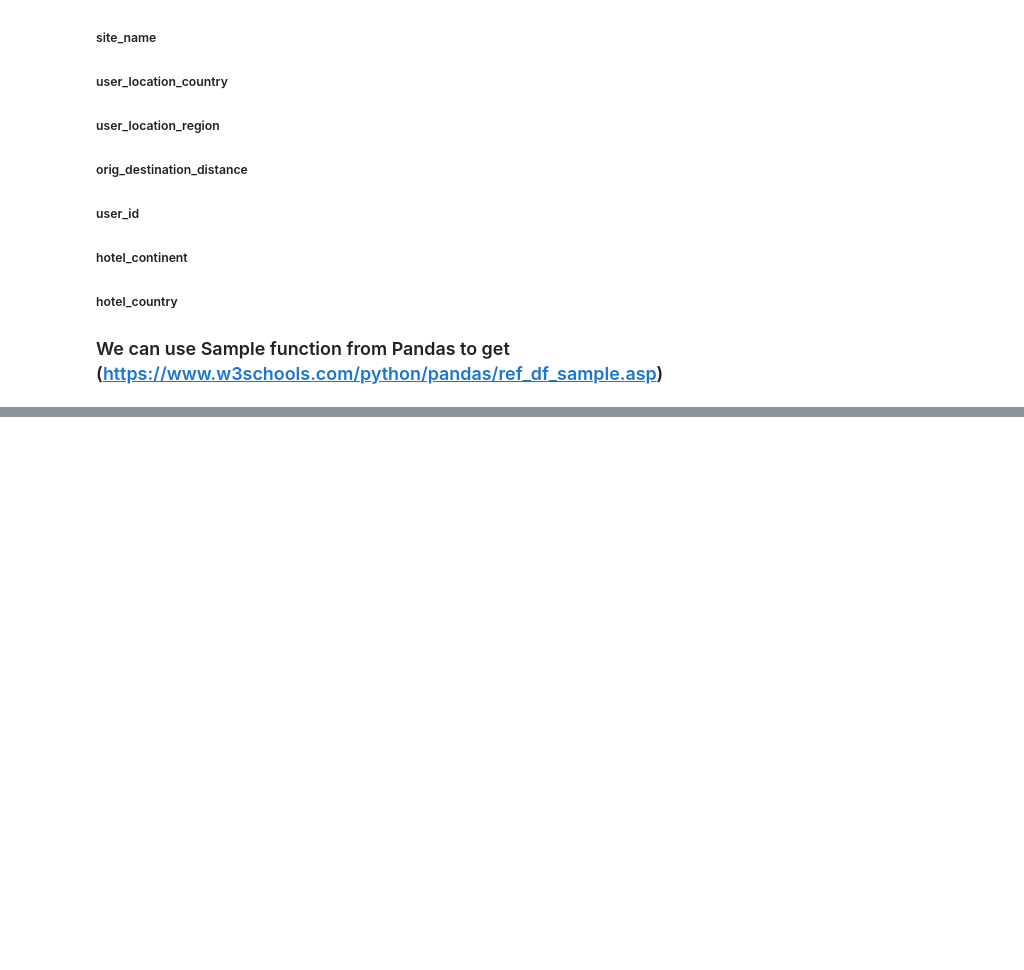
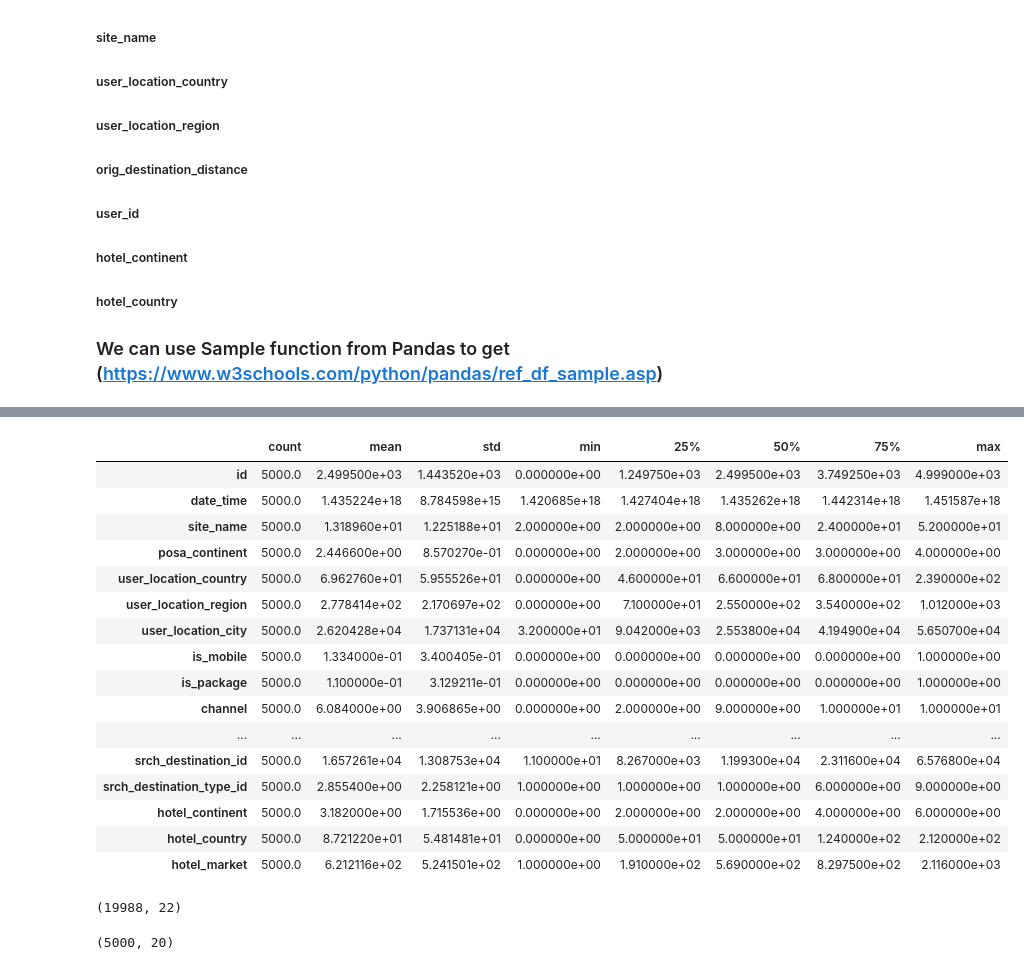
Before and after one commit to ChrisMiething/expedia-team-5, a Jupyter notebook: EDA.ipynb, the cells around one changed output, grey strips where cells are left out. Cells and saved outputs as stored; diff of their text form; code cells hidden in the pictures; blank space fills up the shorter version.

```diff
--- a/EDA.ipynb
+++ b/EDA.ipynb
@@ -102,0 +170,5 @@ Index(['date_time', 'site_name', 'posa_continent', 'user_location_country',
+# %%
+# Convert date_time to Unix timestamps for test data
+df_test_data["date_time"] = pd.to_datetime(df_test_data["date_time"])
+df_test_data["date_time"] = df_test_data["date_time"].astype("int64")
+df_test_data["date_time"]
@@ -102,0 +206,5 @@ Index(['date_time', 'site_name', 'posa_continent', 'user_location_country',
+# %%
+# Convert srch_ci to Unix timestamps for test data
+df_test_data["srch_ci"] = pd.to_datetime(df_test_data["srch_ci"])
+df_test_data["srch_ci"] = df_test_data["srch_ci"].astype("int64")
+df_test_data["srch_ci"]
@@ -102,0 +242,5 @@ Index(['date_time', 'site_name', 'posa_continent', 'user_location_country',
+# %%
+# Convert srch_co to Unix timestamps for test data
+df_test_data["srch_co"] = pd.to_datetime(df_test_data["srch_co"])
+df_test_data["srch_co"] = df_test_data["srch_co"].astype("int64")
+df_test_data["srch_co"]
@@ -102,0 +277,3 @@ Index(['date_time', 'site_name', 'posa_continent', 'user_location_country',
+# %%
+df_test_data = df_test_data.drop(["orig_destination_distance", "user_id"], axis=1)
+df_test_data
@@ -102,0 +354,28 @@ Index(['date_time', 'site_name', 'posa_continent', 'user_location_country',
+# %%
+df_test_data.describe().T
+# %% [output]
+|  | count | mean | std | min | 25% | 50% | 75% | max |
+| id | 5000.0 | 2.499500e+03 | 1.443520e+03 | 0.000000e+00 | 1.249750e+03 | 2.499500e+03 | 3.749250e+03 | 4.999000e+03 |
+| date_time | 5000.0 | 1.435224e+18 | 8.784598e+15 | 1.420685e+18 | 1.427404e+18 | 1.435262e+18 | 1.442314e+18 | 1.451587e+18 |
+| site_name | 5000.0 | 1.318960e+01 | 1.225188e+01 | 2.000000e+00 | 2.000000e+00 | 8.000000e+00 | 2.400000e+01 | 5.200000e+01 |
+| posa_continent | 5000.0 | 2.446600e+00 | 8.570270e-01 | 0.000000e+00 | 2.000000e+00 | 3.000000e+00 | 3.000000e+00 | 4.000000e+00 |
+| user_location_country | 5000.0 | 6.962760e+01 | 5.955526e+01 | 0.000000e+00 | 4.600000e+01 | 6.600000e+01 | 6.800000e+01 | 2.390000e+02 |
+| user_location_region | 5000.0 | 2.778414e+02 | 2.170697e+02 | 0.000000e+00 | 7.100000e+01 | 2.550000e+02 | 3.540000e+02 | 1.012000e+03 |
+| user_location_city | 5000.0 | 2.620428e+04 | 1.737131e+04 | 3.200000e+01 | 9.042000e+03 | 2.553800e+04 | 4.194900e+04 | 5.650700e+04 |
+| is_mobile | 5000.0 | 1.334000e-01 | 3.400405e-01 | 0.000000e+00 | 0.000000e+00 | 0.000000e+00 | 0.000000e+00 | 1.000000e+00 |
+| is_package | 5000.0 | 1.100000e-01 | 3.129211e-01 | 0.000000e+00 | 0.000000e+00 | 0.000000e+00 | 0.000000e+00 | 1.000000e+00 |
+| channel | 5000.0 | 6.084000e+00 | 3.906865e+00 | 0.000000e+00 | 2.000000e+00 | 9.000000e+00 | 1.000000e+01 | 1.000000e+01 |
+| ... | ... | ... | ... | ... | ... | ... | ... | ... |
+| srch_destination_id | 5000.0 | 1.657261e+04 | 1.308753e+04 | 1.100000e+01 | 8.267000e+03 | 1.199300e+04 | 2.311600e+04 | 6.576800e+04 |
+| srch_destination_type_id | 5000.0 | 2.855400e+00 | 2.258121e+00 | 1.000000e+00 | 1.000000e+00 | 1.000000e+00 | 6.000000e+00 | 9.000000e+00 |
+| hotel_continent | 5000.0 | 3.182000e+00 | 1.715536e+00 | 0.000000e+00 | 2.000000e+00 | 2.000000e+00 | 4.000000e+00 | 6.000000e+00 |
+| hotel_country | 5000.0 | 8.721220e+01 | 5.481481e+01 | 0.000000e+00 | 5.000000e+01 | 5.000000e+01 | 1.240000e+02 | 2.120000e+02 |
+| hotel_market | 5000.0 | 6.212116e+02 | 5.241501e+02 | 1.000000e+00 | 1.910000e+02 | 5.690000e+02 | 8.297500e+02 | 2.116000e+03 |
+# %%
+df_train_data.shape
+# %% [output]
+(19988, 22)
+# %%
+df_test_data.shape
+# %% [output]
+(5000, 20)
```
Also changed, not shown: parts of 25 cells of this notebook.
